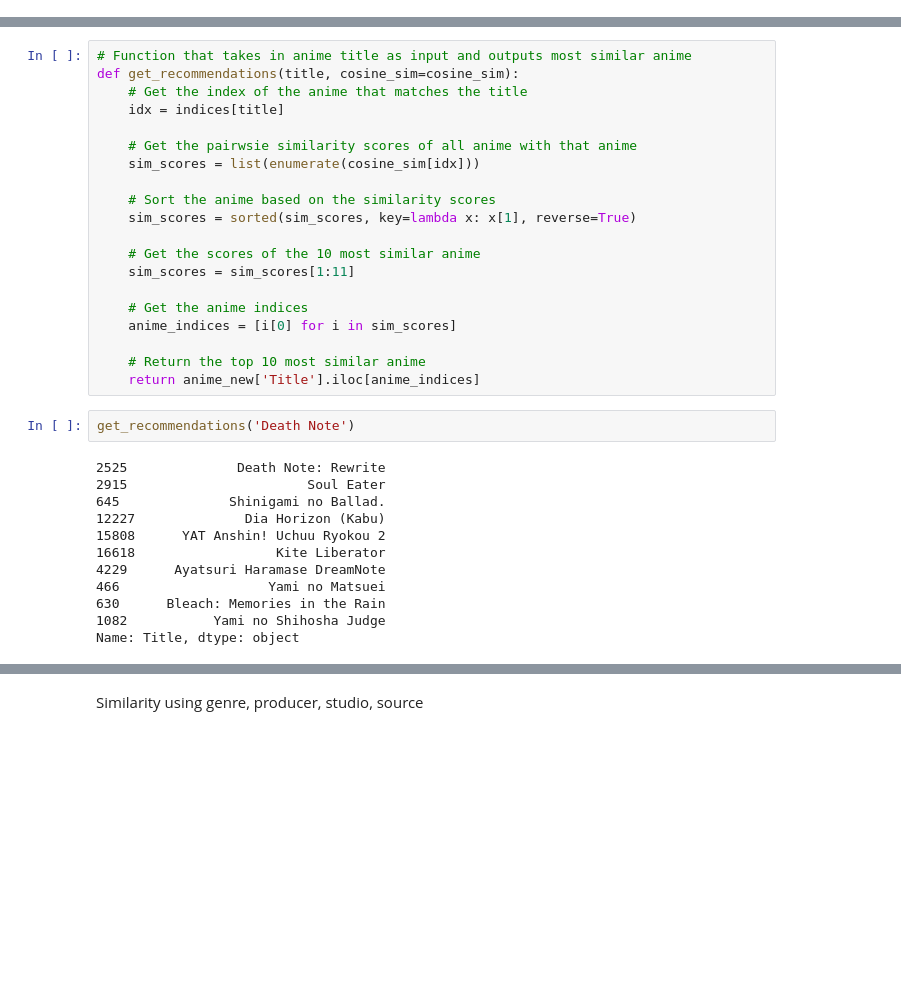
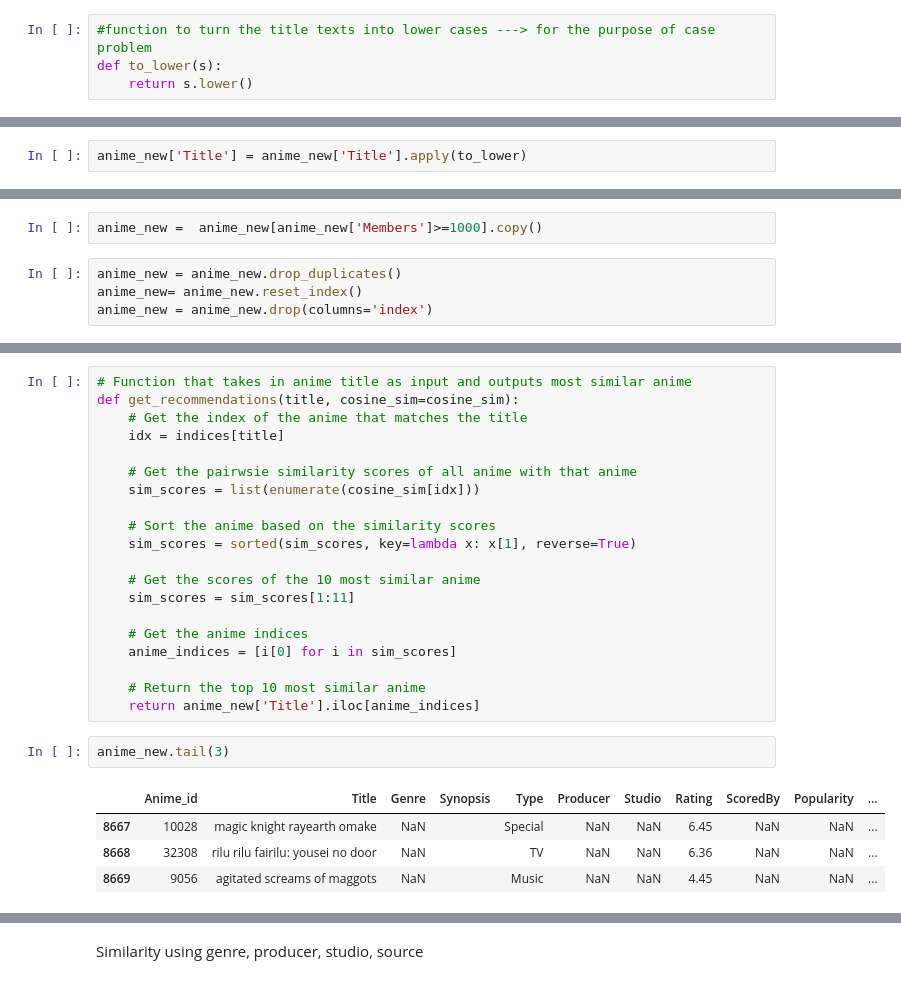
Before and after one commit to Pydare/Anime-Recommender-System, a Jupyter notebook: anime_content_based_new.ipynb, the cells around one changed output, grey strips where cells are left out. Cells and saved outputs as stored; diff of their text form; blank space fills up the shorter version.

```diff
--- a/anime_content_based_new.ipynb
+++ b/anime_content_based_new.ipynb
@@ -15,0 +26,4 @@ anime_new.head(3)
+# %%
+#function to turn the title texts into lower cases ---> for the purpose of case problem
+def to_lower(s):
+    return s.lower()
@@ -15,0 +49,2 @@ anime_new.head(3)
+# %%
+anime_new['Title'] = anime_new['Title'].apply(to_lower)
@@ -16,3 +70,9 @@ anime_new.head(3)
+# %%
+anime_new =  anime_new[anime_new['Members']>=1000].copy()
+# %%
+anime_new = anime_new.drop_duplicates()
+anime_new= anime_new.reset_index()
+anime_new = anime_new.drop(columns='index')
 # %%
 len(anime_new)
 # %% [output]
@@ -90,17 +150,10 @@ def get_recommendations(title, cosine_sim=cosine_sim):
 
     # Return the top 10 most similar anime
     return anime_new['Title'].iloc[anime_indices]
-# %%
-get_recommendations('Death Note')
-# %% [output]
-2525              Death Note: Rewrite
-2915                       Soul Eater
-645              Shinigami no Ballad.
-12227              Dia Horizon (Kabu)
-15808      YAT Anshin! Uchuu Ryokou 2
-16618                  Kite Liberator
-4229      Ayatsuri Haramase DreamNote
-466                   Yami no Matsuei
-630      Bleach: Memories in the Rain
-1082           Yami no Shihosha Judge
-Name: Title, dtype: object
+# %%
+anime_new.tail(3)
+# %% [output]
+|  | Anime_id | Title | Genre | Synopsis | Type | Producer | Studio | Rating | ScoredBy | Popularity | ... |
+| 8667 | 10028 | magic knight rayearth omake | NaN |  | Special | NaN | NaN | 6.45 | NaN | NaN | ... |
+| 8668 | 32308 | rilu rilu fairilu: yousei no door | NaN |  | TV | NaN | NaN | 6.36 | NaN | NaN | ... |
+| 8669 | 9056 | agitated screams of maggots | NaN |  | Music | NaN | NaN | 4.45 | NaN | NaN | ... |
```
Also changed, not shown: parts of 14 cells of this notebook.
